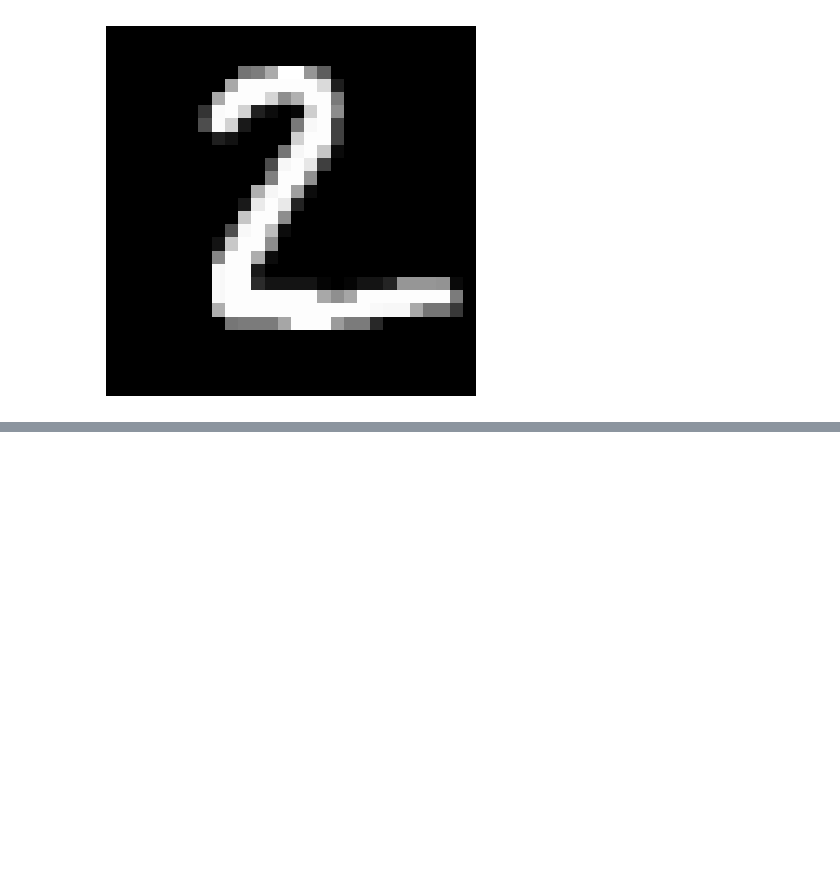
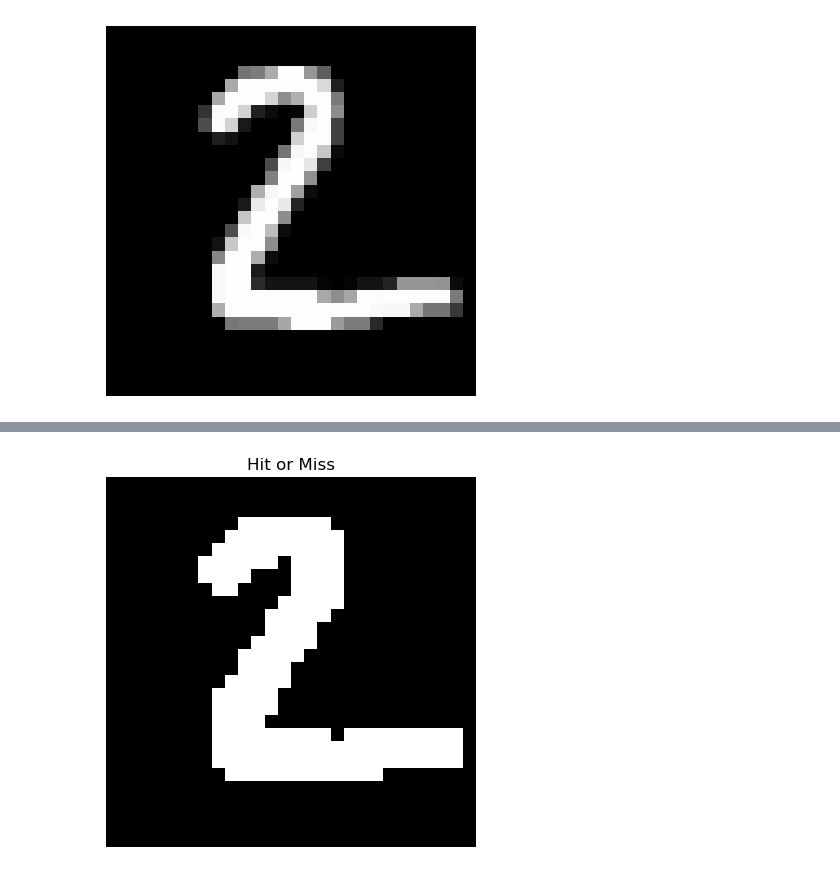
Before and after one commit to aryan4codes/ipcv_pracs, a Jupyter notebook: code/Exp_9_open_close_etc.ipynb, the cells around one changed output, grey strips where cells are left out. Saved outputs shown, nothing was run; the diff lists cells and outputs as text; code cells hidden in the pictures; blank space fills up the shorter version.

```diff
--- a/code/Exp_9_open_close_etc.ipynb
+++ b/code/Exp_9_open_close_etc.ipynb
@@ -124,0 +132,31 @@ plt.show()
+# %%
+def hit_or_miss(image, fg_kernel, bg_kernel):
+    complement_image = 1 - image
+
+    hit_result = erosion(image, fg_kernel)
+    miss_result = erosion(complement_image, bg_kernel)
+    hit_or_miss_result = np.logical_and(hit_result, miss_result).astype(np.uint8)
+
+    return hit_or_miss_result
+
+fg_kernel = np.array([[0, 0, 0, 0, 0],
+                      [0, 0, 0, 0, 0],
+                      [0, 0, 1, 0, 0],
+                      [0, 0, 0, 0, 0],
+                      [0, 0, 0, 0, 0]])
+
+bg_kernel = np.array([[0, 0, 0, 0, 0],
+                      [0, 0, 0, 0, 0],
+                      [0, 0, 0, 0, 0],
+                      [0, 0, 0, 0, 0],
+                      [0, 1, 1, 1, 0]])
+
+hit_or_miss_img = hit_or_miss(binary_array, fg_kernel, bg_kernel)
+
+# Display the result
+plt.imshow(hit_or_miss_img, cmap="gray")
+plt.title("Hit or Miss")
+plt.axis("off")
+plt.show()
+# %% [output]
+[figure, added]
```
Also changed, not shown: parts of 4 cells of this notebook, 3 other files.
